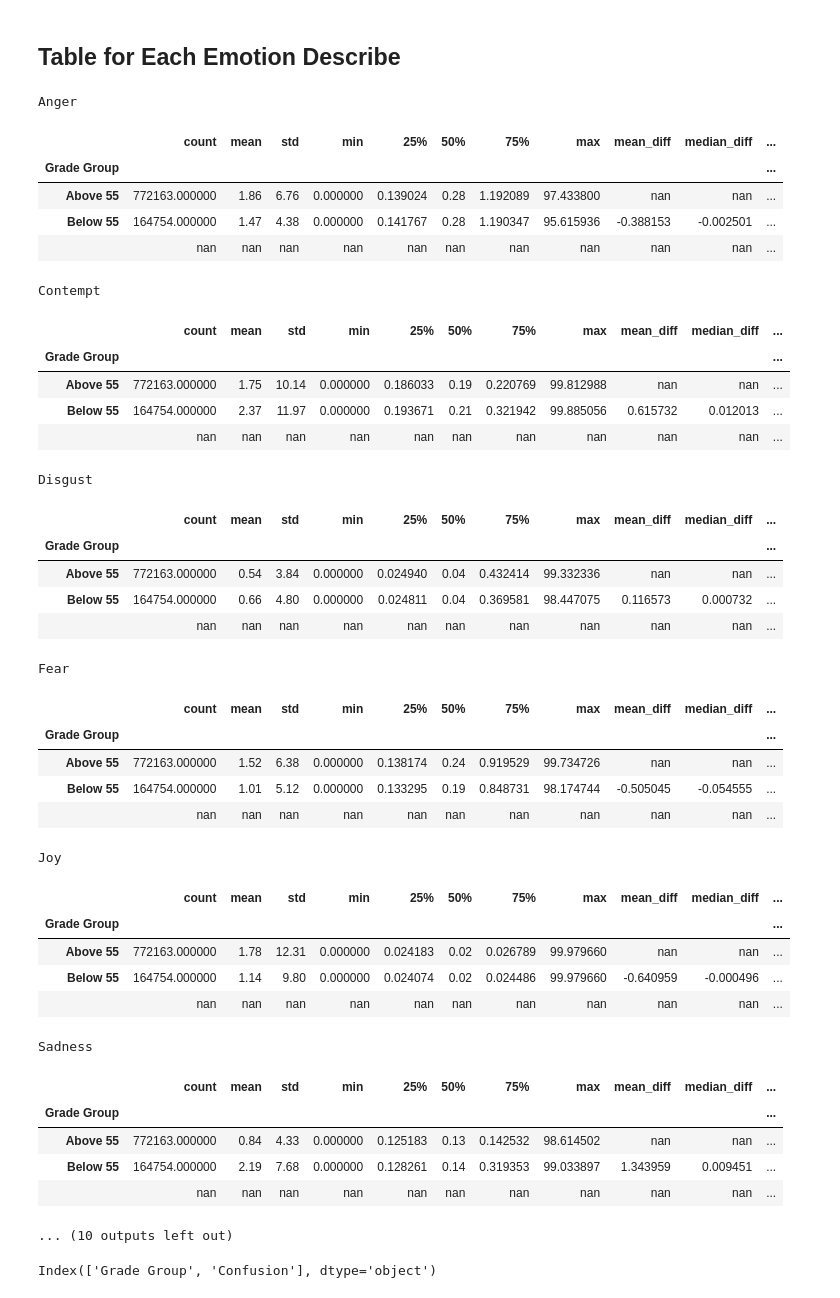
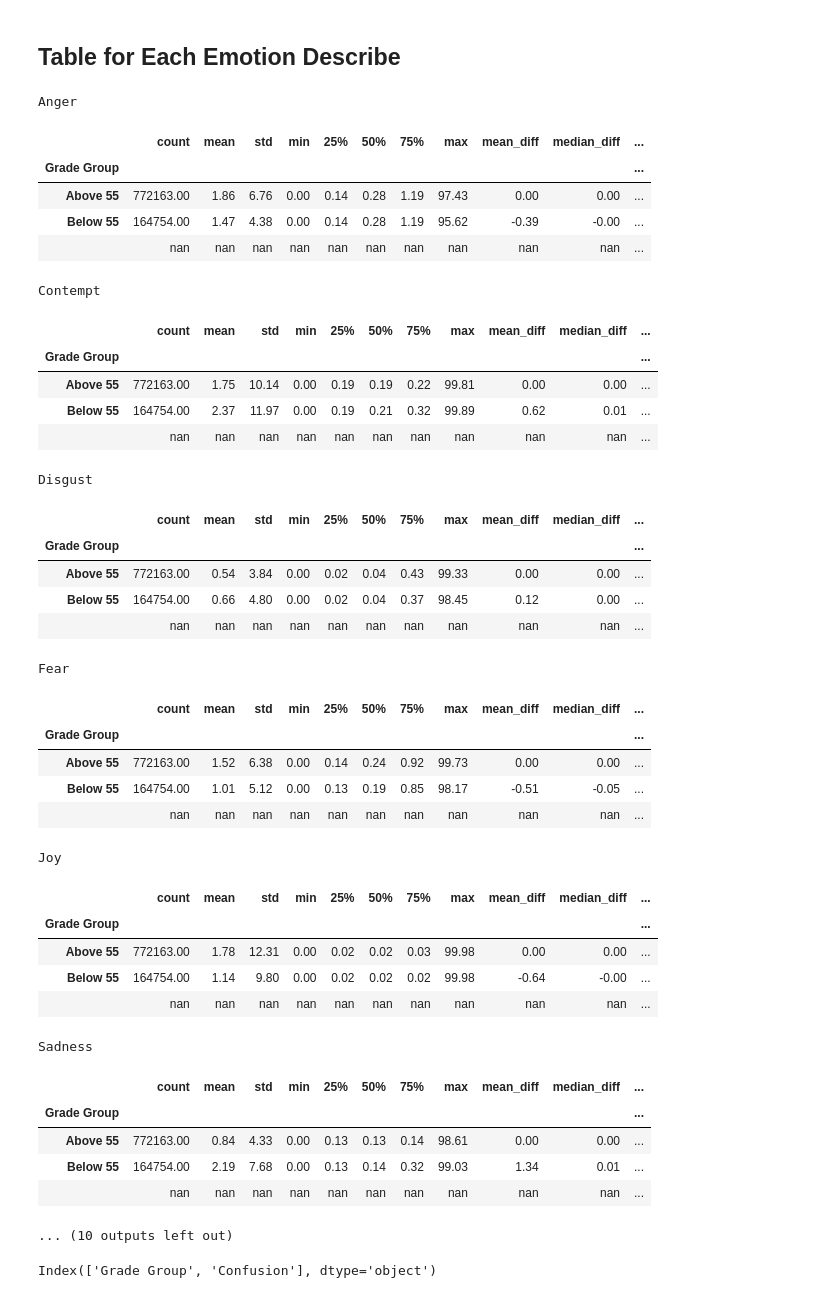
Before and after one commit to litalshl/classifiers, a Jupyter notebook: all_respondents_with_grades.ipynb, the cells around one changed output. Cells and saved outputs as stored; diff of their text form; code cells hidden in the pictures.

Commit message:
Updated tables

```diff
--- a/all_respondents_with_grades.ipynb
+++ b/all_respondents_with_grades.ipynb
@@ -166,69 +166,69 @@ for col in selected_columns:
     below_55 = emotion_data.loc[emotion_data['Grade Group'] == 'Below 55', col]
     t, pval = ttest_ind(above_55, below_55, equal_var=False)
     pval_star = add_star(pval)
 
     # Calculate the statistics for the current emotion
     emotion_stats = emotion_data.groupby('Grade Group')[col].describe()
-    emotion_stats['mean_diff'] = emotion_stats['mean'].diff()
-    emotion_stats['median_diff'] = emotion_stats['50%'].diff()
-    emotion_stats.loc['', 'p-value'] = pval
+    emotion_stats['mean_diff'] = emotion_stats['mean'].diff().fillna(0)
+    emotion_stats['median_diff'] = emotion_stats['50%'].diff().fillna(0)
+    # emotion_stats.loc['', 'p-value'] = pval
 
     # Create a formatted table for the current emotion
     emotion_stats_formatted = emotion_stats.style\
         .set_table_styles([{'selector': 'th', 'props': [('text-align', 'center')]}])\
         .set_caption(col)\
-        .format("{:.2f}", subset=pd.IndexSlice[:, ['mean', 'std', '50%']])\
+        .format('{:.2f}')\
         .set_properties(**{'width': '50px', 'text-align': 'center'})\
         .set_table_attributes('style="border-collapse: separate; border-spacing: 20px;"')\
         .applymap(lambda x: 'background-color: #f2f2f2' if x == emotion_stats['mean'].max() else '')
 
     # Display the table for the current emotion
     display(emotion_stats_formatted)
 
     # Save the table as an HTML file and take a screenshot
     filename = col + '_grades_stats.html'
     emotion_stats_formatted.to_html(filename)
     driver.get('C:\\projects\\classifiers\\' + filename)
     driver.save_screenshot(filename + "_screenshot.png")
 
 # close the browser window
 driver.quit()
 # %% [output]
 Anger
 |  | count | mean | std | min | 25% | 50% | 75% | max | mean_diff | median_diff | ... |
 | Grade Group |  |  |  |  |  |  |  |  |  |  | ... |
-| Above 55 | 772163.000000 | 1.86 | 6.76 | 0.000000 | 0.139024 | 0.28 | 1.192089 | 97.433800 | nan | nan | ... |
-| Below 55 | 164754.000000 | 1.47 | 4.38 | 0.000000 | 0.141767 | 0.28 | 1.190347 | 95.615936 | -0.388153 | -0.002501 | ... |
+| Above 55 | 772163.00 | 1.86 | 6.76 | 0.00 | 0.14 | 0.28 | 1.19 | 97.43 | 0.00 | 0.00 | ... |
+| Below 55 | 164754.00 | 1.47 | 4.38 | 0.00 | 0.14 | 0.28 | 1.19 | 95.62 | -0.39 | -0.00 | ... |
 |  | nan | nan | nan | nan | nan | nan | nan | nan | nan | nan | ... |
 Contempt
 |  | count | mean | std | min | 25% | 50% | 75% | max | mean_diff | median_diff | ... |
 | Grade Group |  |  |  |  |  |  |  |  |  |  | ... |
-| Above 55 | 772163.000000 | 1.75 | 10.14 | 0.000000 | 0.186033 | 0.19 | 0.220769 | 99.812988 | nan | nan | ... |
-| Below 55 | 164754.000000 | 2.37 | 11.97 | 0.000000 | 0.193671 | 0.21 | 0.321942 | 99.885056 | 0.615732 | 0.012013 | ... |
+| Above 55 | 772163.00 | 1.75 | 10.14 | 0.00 | 0.19 | 0.19 | 0.22 | 99.81 | 0.00 | 0.00 | ... |
+| Below 55 | 164754.00 | 2.37 | 11.97 | 0.00 | 0.19 | 0.21 | 0.32 | 99.89 | 0.62 | 0.01 | ... |
 |  | nan | nan | nan | nan | nan | nan | nan | nan | nan | nan | ... |
 Disgust
 |  | count | mean | std | min | 25% | 50% | 75% | max | mean_diff | median_diff | ... |
 | Grade Group |  |  |  |  |  |  |  |  |  |  | ... |
-| Above 55 | 772163.000000 | 0.54 | 3.84 | 0.000000 | 0.024940 | 0.04 | 0.432414 | 99.332336 | nan | nan | ... |
-| Below 55 | 164754.000000 | 0.66 | 4.80 | 0.000000 | 0.024811 | 0.04 | 0.369581 | 98.447075 | 0.116573 | 0.000732 | ... |
+| Above 55 | 772163.00 | 0.54 | 3.84 | 0.00 | 0.02 | 0.04 | 0.43 | 99.33 | 0.00 | 0.00 | ... |
+| Below 55 | 164754.00 | 0.66 | 4.80 | 0.00 | 0.02 | 0.04 | 0.37 | 98.45 | 0.12 | 0.00 | ... |
 |  | nan | nan | nan | nan | nan | nan | nan | nan | nan | nan | ... |
 Fear
 |  | count | mean | std | min | 25% | 50% | 75% | max | mean_diff | median_diff | ... |
 | Grade Group |  |  |  |  |  |  |  |  |  |  | ... |
-| Above 55 | 772163.000000 | 1.52 | 6.38 | 0.000000 | 0.138174 | 0.24 | 0.919529 | 99.734726 | nan | nan | ... |
-| Below 55 | 164754.000000 | 1.01 | 5.12 | 0.000000 | 0.133295 | 0.19 | 0.848731 | 98.174744 | -0.505045 | -0.054555 | ... |
+| Above 55 | 772163.00 | 1.52 | 6.38 | 0.00 | 0.14 | 0.24 | 0.92 | 99.73 | 0.00 | 0.00 | ... |
+| Below 55 | 164754.00 | 1.01 | 5.12 | 0.00 | 0.13 | 0.19 | 0.85 | 98.17 | -0.51 | -0.05 | ... |
 |  | nan | nan | nan | nan | nan | nan | nan | nan | nan | nan | ... |
 Joy
 |  | count | mean | std | min | 25% | 50% | 75% | max | mean_diff | median_diff | ... |
 | Grade Group |  |  |  |  |  |  |  |  |  |  | ... |
-| Above 55 | 772163.000000 | 1.78 | 12.31 | 0.000000 | 0.024183 | 0.02 | 0.026789 | 99.979660 | nan | nan | ... |
-| Below 55 | 164754.000000 | 1.14 | 9.80 | 0.000000 | 0.024074 | 0.02 | 0.024486 | 99.979660 | -0.640959 | -0.000496 | ... |
+| Above 55 | 772163.00 | 1.78 | 12.31 | 0.00 | 0.02 | 0.02 | 0.03 | 99.98 | 0.00 | 0.00 | ... |
+| Below 55 | 164754.00 | 1.14 | 9.80 | 0.00 | 0.02 | 0.02 | 0.02 | 99.98 | -0.64 | -0.00 | ... |
 |  | nan | nan | nan | nan | nan | nan | nan | nan | nan | nan | ... |
 Sadness
 |  | count | mean | std | min | 25% | 50% | 75% | max | mean_diff | median_diff | ... |
 | Grade Group |  |  |  |  |  |  |  |  |  |  | ... |
-| Above 55 | 772163.000000 | 0.84 | 4.33 | 0.000000 | 0.125183 | 0.13 | 0.142532 | 98.614502 | nan | nan | ... |
-| Below 55 | 164754.000000 | 2.19 | 7.68 | 0.000000 | 0.128261 | 0.14 | 0.319353 | 99.033897 | 1.343959 | 0.009451 | ... |
+| Above 55 | 772163.00 | 0.84 | 4.33 | 0.00 | 0.13 | 0.13 | 0.14 | 98.61 | 0.00 | 0.00 | ... |
+| Below 55 | 164754.00 | 2.19 | 7.68 | 0.00 | 0.13 | 0.14 | 0.32 | 99.03 | 1.34 | 0.01 | ... |
 |  | nan | nan | nan | nan | nan | nan | nan | nan | nan | nan | ... |
 ... (10 outputs left out)
 # %%
```
Also changed, not shown: 22 other files.
